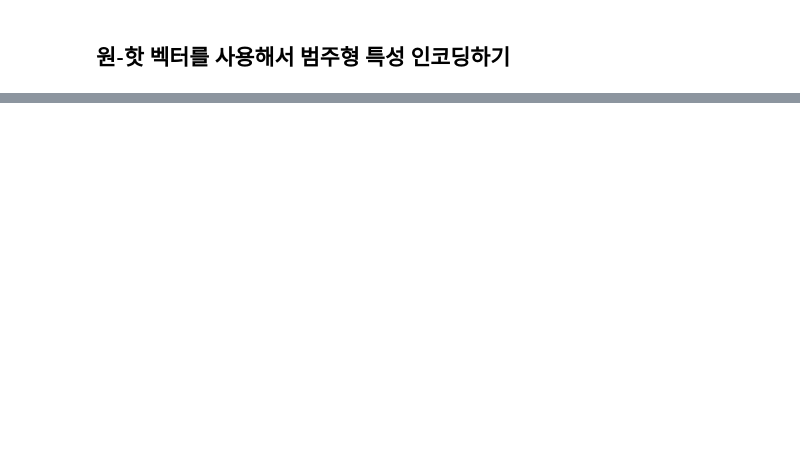
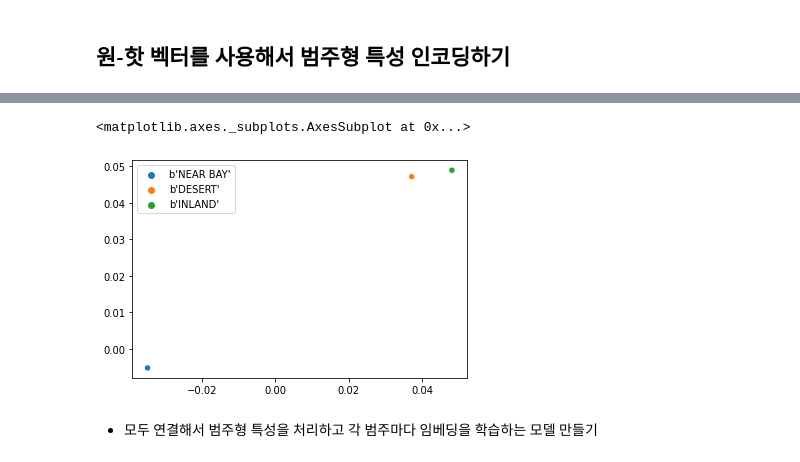
Before and after one commit to PingPingE/Learn_ML_DL, a Jupyter notebook: Practice/Hands_On_ML/ch13-2.ipynb, the cells around one changed output, grey strips where cells are left out. Drawn from its saved outputs; the diff is of its cells as text; code cells hidden in the pictures; blank space fills up the shorter version.

```diff
--- a/Practice/Hands_On_ML/ch13-2.ipynb
+++ b/Practice/Hands_On_ML/ch13-2.ipynb
@@ -207,0 +352,8 @@ std_layer.adapt(X_train)
+# %%
+#찍어보자(훈련 전임)
+sns.scatterplot(x=tmp_res2[:,0], y=tmp_res2[:,1],hue=categories)
+# %% [output]
+<matplotlib.axes._subplots.AxesSubplot at 0x...>
+[figure, added]
+# %% [markdown]
+- 모두 연결해서 범주형 특성을 처리하고 각 범주마다 임베딩을 학습하는 모델 만들기
```
Also changed, not shown: parts of 34 cells of this notebook.
